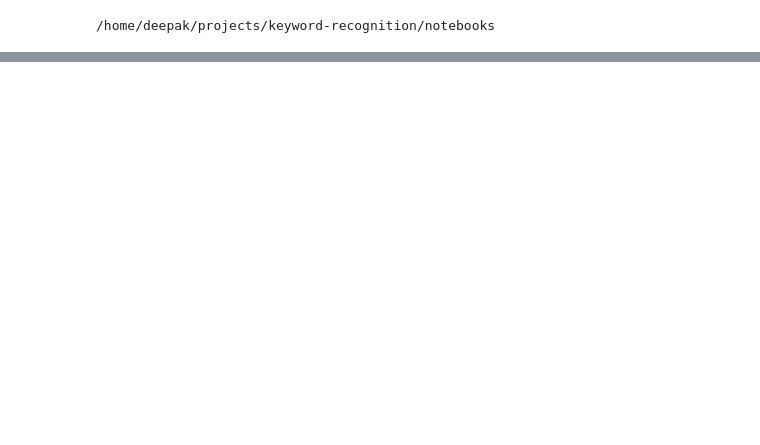
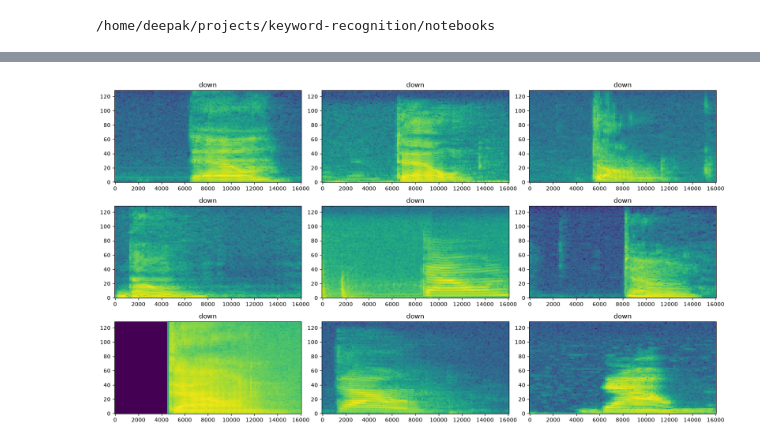
Before and after one commit to DeepakSkandh/keyword-recognition, a Jupyter notebook: notebooks/keyword_recognition.ipynb, the cells around one changed output, grey strips where cells are left out. Drawn from its saved outputs; the diff is of its cells as text; code cells hidden in the pictures; blank space fills up the shorter version.

Commit message:
spectrogram conversion

```diff
--- a/notebooks/keyword_recognition.ipynb
+++ b/notebooks/keyword_recognition.ipynb
@@ -44,0 +377,17 @@ print(os.getcwd())
+# %%
+train_ds = make_audio_ds(training_paths)
+val_ds = make_audio_ds(validation_paths)
+test_ds = make_audio_ds(testing_paths)
+# %%
+def make_spec_ds(ds):
+    return ds.map(
+        map_func=lambda audio, label: (
+            get_spectrogram(audio),
+            label
+        ),
+        num_parallel_calls=tf.data.AUTOTUNE
+    )
+# %%
+train_spectrogram_ds = make_spec_ds(train_ds)
+val_spectrogram_ds = make_spec_ds(val_ds)
+test_spectrogram_ds = make_spec_ds(test_ds)
@@ -44,0 +415,31 @@ print(os.getcwd())
+# %%
+rows = 3
+cols = 3
+
+fig, axes = plt.subplots(
+    rows,
+    cols,
+    figsize=(16, 9)
+)
+
+for i, (spectrogram, label) in enumerate(
+    train_spectrogram_ds.take(9)
+):
+    r = i // cols
+    c = i % cols
+
+    ax = axes[r][c]
+
+    plot_spectrogram(
+        spectrogram.numpy(),
+        ax
+    )
+
+    ax.set_title(
+        label_names[label.numpy()]
+    )
+
+plt.tight_layout()
+plt.show()
+# %% [output]
+[figure, added]
```
Also changed, not shown: parts of 23 cells of this notebook.
